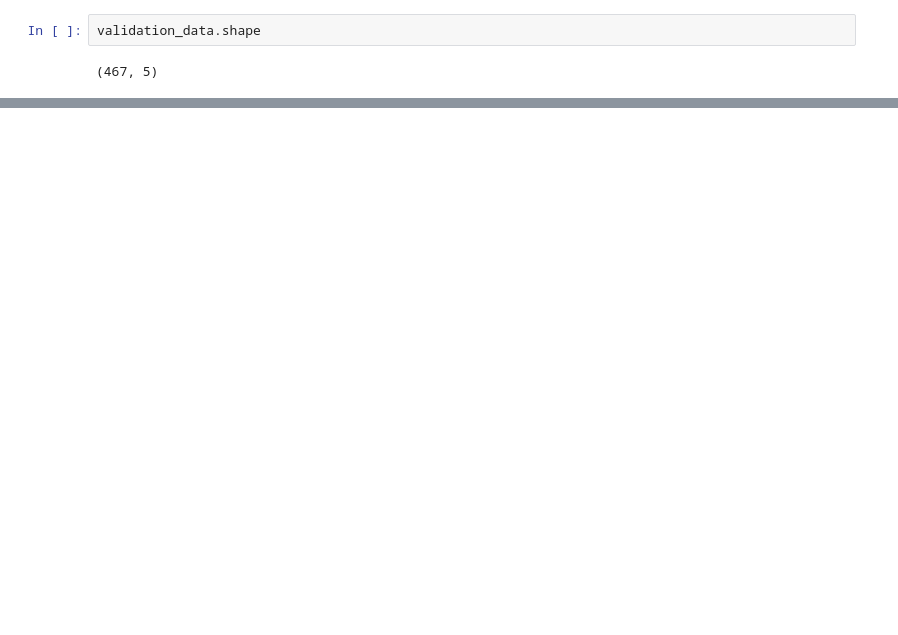
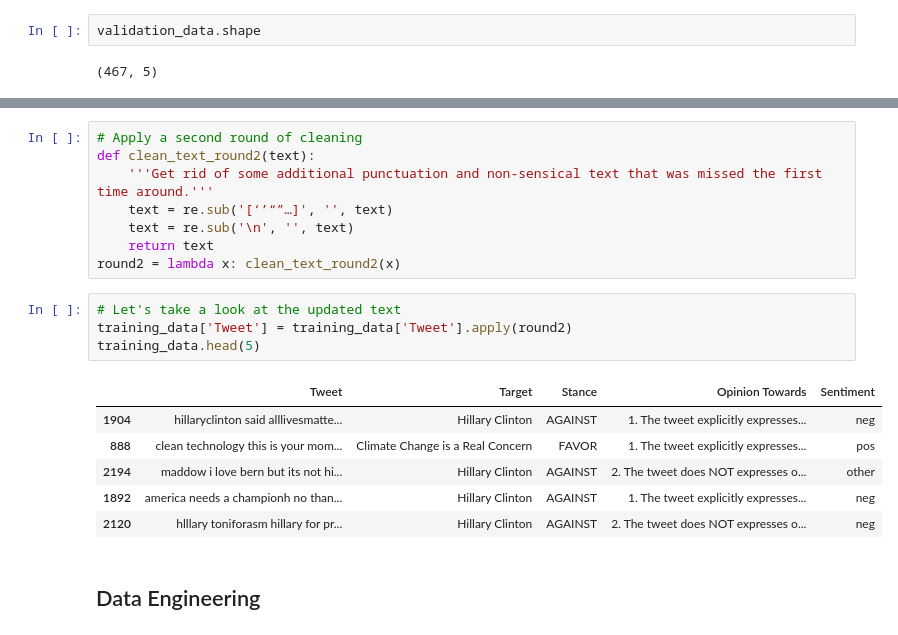
Before and after one commit to jamjewel/Stance-Classification-in-Tweets-using-NLP, a Jupyter notebook: DeepLearningAssignment2-Copy1.ipynb, the cells around one changed output, grey strips where cells are left out. Cells and saved outputs as stored; diff of their text form; blank space fills up the shorter version.

```diff
--- a/DeepLearningAssignment2-Copy1.ipynb
+++ b/DeepLearningAssignment2-Copy1.ipynb
@@ -193,0 +181,21 @@ tweet_lines[:2]
+# %%
+# Apply a second round of cleaning
+def clean_text_round2(text):
+    '''Get rid of some additional punctuation and non-sensical text that was missed the first time around.'''
+    text = re.sub('[‘’“”…]', '', text)
+    text = re.sub('\n', '', text)
+    return text
+round2 = lambda x: clean_text_round2(x)
+# %%
+# Let's take a look at the updated text
+training_data['Tweet'] = training_data['Tweet'].apply(round2)
+training_data.head(5)
+# %% [output]
+|  | Tweet | Target | Stance | Opinion Towards | Sentiment |
+| 1904 | hillaryclinton said alllivesmatte... | Hillary Clinton | AGAINST | 1. The tweet explicitly expresses... | neg |
+| 888 | clean technology this is your mom... | Climate Change is a Real Concern | FAVOR | 1. The tweet explicitly expresses... | pos |
+| 2194 | maddow i love bern but its not hi... | Hillary Clinton | AGAINST | 2. The tweet does NOT expresses o... | other |
+| 1892 | america needs a championh no than... | Hillary Clinton | AGAINST | 1. The tweet explicitly expresses... | neg |
+| 2120 | hlllary toniforasm hillary for pr... | Hillary Clinton | AGAINST | 2. The tweet does NOT expresses o... | neg |
+# %% [markdown]
+## Data Engineering
```
Also changed, not shown: parts of 20 cells of this notebook.
